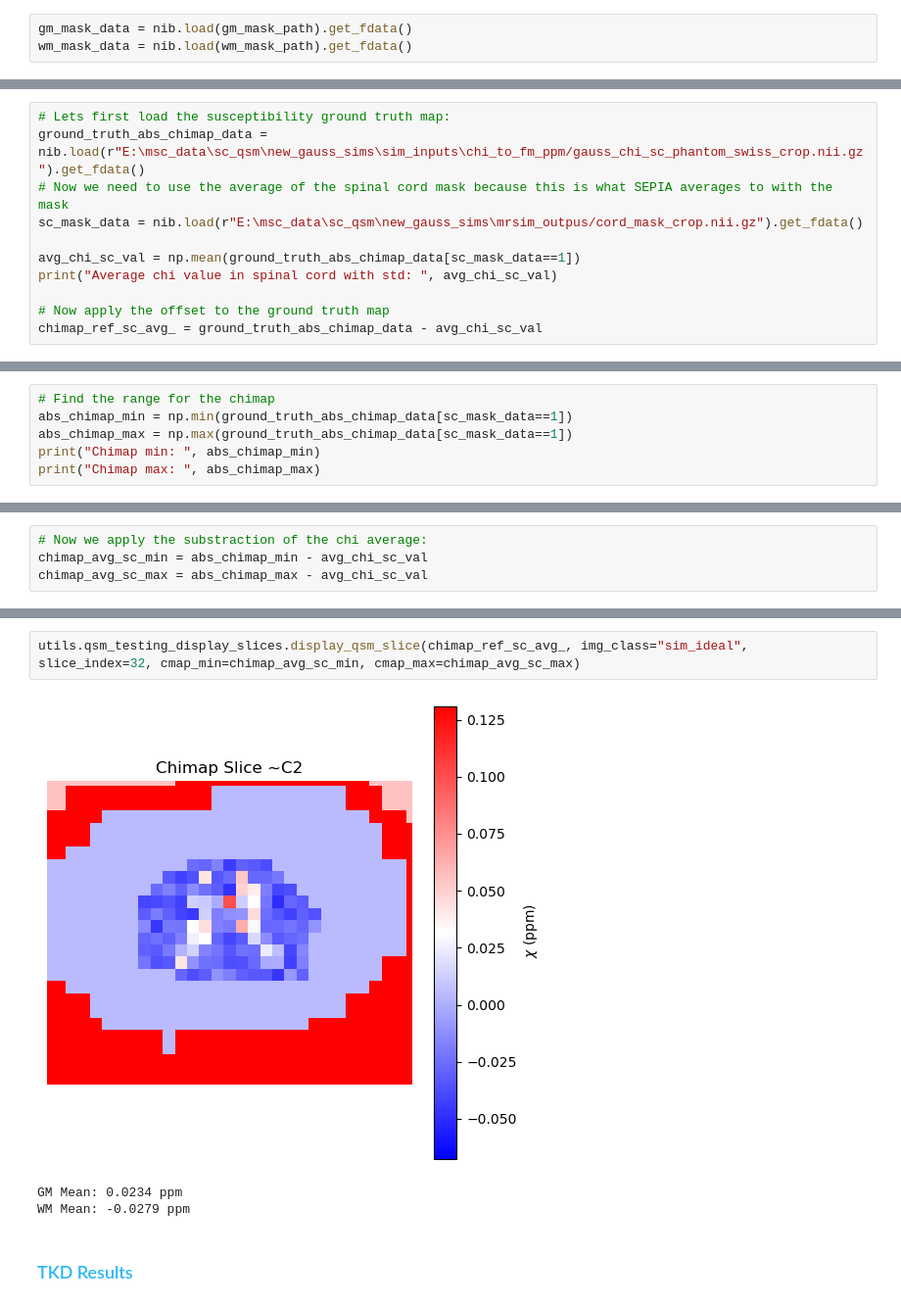
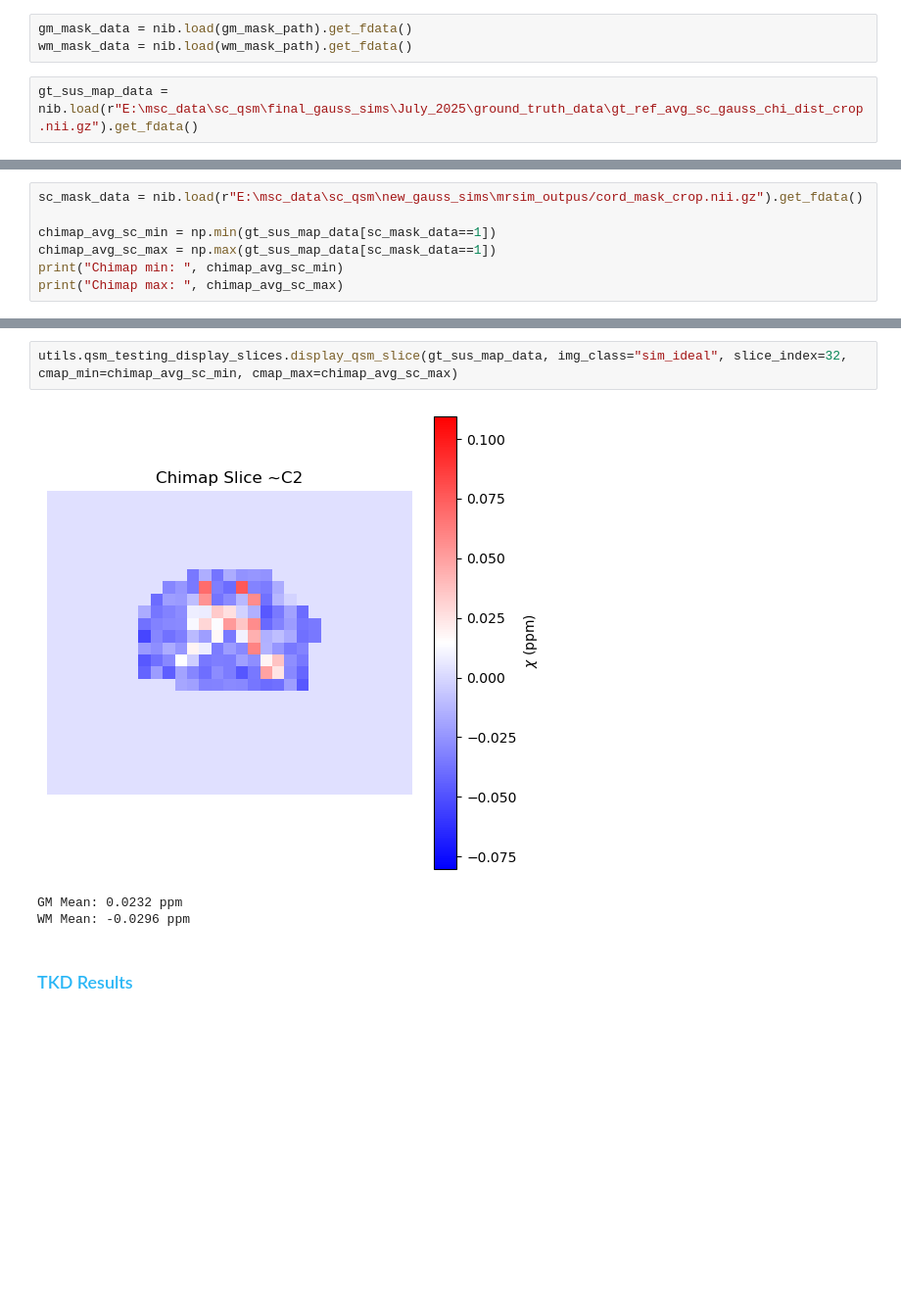
Before and after one commit to sriosq/Image-processing-strategies, a Jupyter notebook: qsm_testing/qsm_opt_testing.ipynb, the cells around one changed output, grey strips where cells are left out. Shown: that part at 98% size. Cells and saved outputs as stored; diff of their text form; blank space fills up the shorter version.

```diff
--- a/qsm_testing/qsm_opt_testing.ipynb
+++ b/qsm_testing/qsm_opt_testing.ipynb
@@ -35,4 +34,6 @@ utils.qsm_testing_display_slices.load_gm_wm_masks(gm_mask_path, wm_mask_path)
 # %%
 gm_mask_data = nib.load(gm_mask_path).get_fdata()
 wm_mask_data = nib.load(wm_mask_path).get_fdata()
+# %%
+gt_sus_map_data = nib.load(r"E:\msc_data\sc_qsm\final_gauss_sims\July_2025\ground_truth_data\gt_ref_avg_sc_gauss_chi_dist_crop.nii.gz").get_fdata()
 # %% [markdown]
@@ -40,11 +40,0 @@ wm_mask_data = nib.load(wm_mask_path).get_fdata()
-# %%
-# Lets first load the susceptibility ground truth map:
-ground_truth_abs_chimap_data = nib.load(r"E:\msc_data\sc_qsm\new_gauss_sims\sim_inputs\chi_to_fm_ppm/gauss_chi_sc_phantom_swiss_crop.nii.gz").get_fdata()
-# Now we need to use the average of the spinal cord mask because this is what SEPIA averages to with the mask
-sc_mask_data = nib.load(r"E:\msc_data\sc_qsm\new_gauss_sims\mrsim_outpus/cord_mask_crop.nii.gz").get_fdata()
-
-avg_chi_sc_val = np.mean(ground_truth_abs_chimap_data[sc_mask_data==1])
-print("Average chi value in spinal cord with std: ", avg_chi_sc_val)
-
-# Now apply the offset to the ground truth map
-chimap_ref_sc_avg_ = ground_truth_abs_chimap_data - avg_chi_sc_val
@@ -53,7 +41,8 @@ Average chi value in spinal cord with std:  -9.055173397504479
 # %%
-# Find the range for the chimap
-abs_chimap_min = np.min(ground_truth_abs_chimap_data[sc_mask_data==1])
-abs_chimap_max = np.max(ground_truth_abs_chimap_data[sc_mask_data==1])
-print("Chimap min: ", abs_chimap_min)
-print("Chimap max: ", abs_chimap_max)
+sc_mask_data = nib.load(r"E:\msc_data\sc_qsm\new_gauss_sims\mrsim_outpus/cord_mask_crop.nii.gz").get_fdata()
+
+chimap_avg_sc_min = np.min(gt_sus_map_data[sc_mask_data==1])
+chimap_avg_sc_max = np.max(gt_sus_map_data[sc_mask_data==1])
+print("Chimap min: ", chimap_avg_sc_min)
+print("Chimap max: ", chimap_avg_sc_max)
 # %% [output]
@@ -62,6 +51,2 @@ Chimap max:  -8.924338035758733
-# %%
-# Now we apply the substraction of the chi average:
-chimap_avg_sc_min = abs_chimap_min - avg_chi_sc_val
-chimap_avg_sc_max = abs_chimap_max - avg_chi_sc_val
 # %%
 # Where the min is located:
@@ -70,11 +55,11 @@ print("Chimap min loc: ", chimap_ref_sc_avg_min_loc)
 # %% [output]
 Chimap min loc:  (np.int64(156), np.int64(152), np.int64(30))
 # %%
-utils.qsm_testing_display_slices.display_qsm_slice(chimap_ref_sc_avg_, img_class="sim_ideal", slice_index=32, cmap_min=chimap_avg_sc_min, cmap_max=chimap_avg_sc_max)
+utils.qsm_testing_display_slices.display_qsm_slice(gt_sus_map_data, img_class="sim_ideal", slice_index=32, cmap_min=chimap_avg_sc_min, cmap_max=chimap_avg_sc_max)
 # %% [output]
-[figure, old version]
+[figure, new version]
-GM Mean: 0.0234 ppm
-WM Mean: -0.0279 ppm
+GM Mean: 0.0232 ppm
+WM Mean: -0.0296 ppm
 # %% [markdown]
 ### <span style="color:#29B6F6"> TKD Results </span> </br>
 # %%
```
Also changed, not shown: parts of 31 cells of this notebook, 4 other files.
